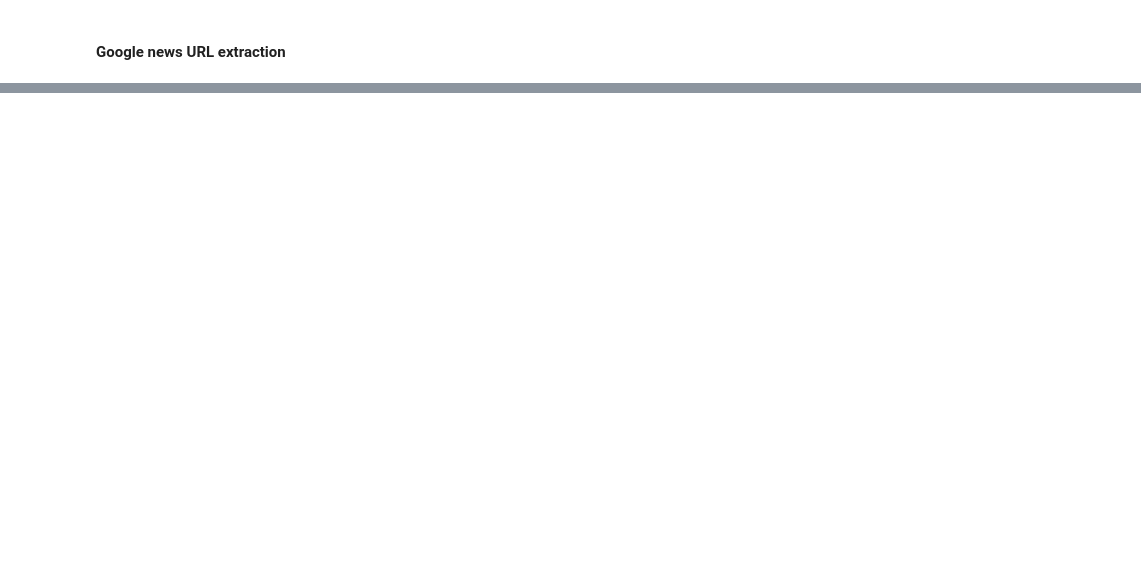
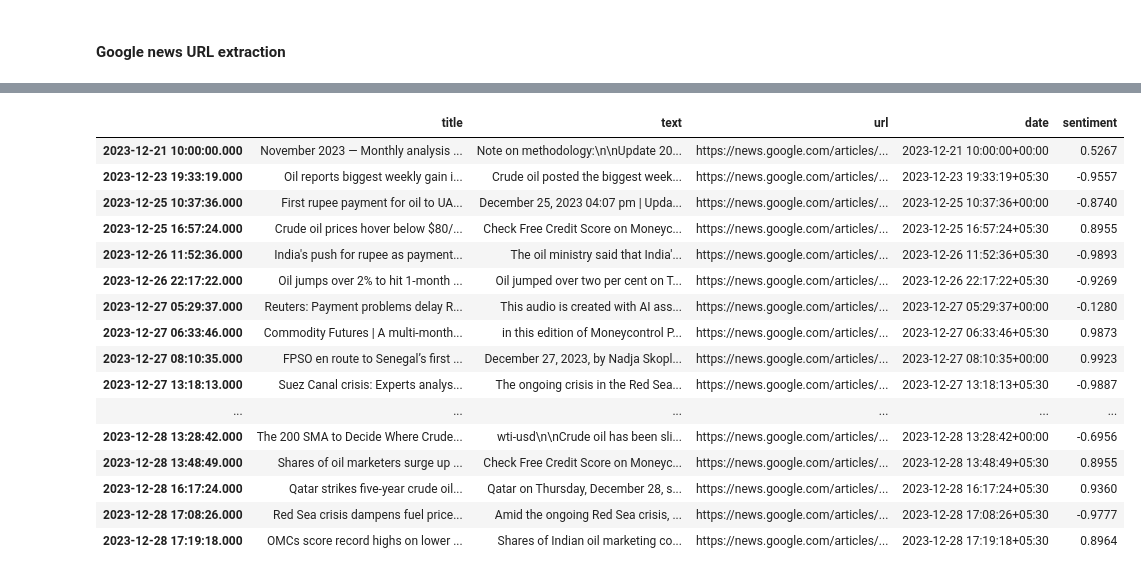
Before and after one commit to jonedamas/master_thesis, a Jupyter notebook: Pipeline/Data Mining/testing.ipynb, the cells around one changed output, grey strips where cells are left out. Saved outputs shown, nothing was run; the diff lists cells and outputs as text; code cells hidden in the pictures; blank space fills up the shorter version.

```diff
--- a/Pipeline/Data Mining/testing.ipynb
+++ b/Pipeline/Data Mining/testing.ipynb
@@ -42,0 +44,42 @@ df.to_json('data.json', indent=1)
+# %%
+import nltk
+from nltk.sentiment.vader import SentimentIntensityAnalyzer
+# Create SentimentIntensityAnalyzer object
+
+df = df.dropna()
+# Remove tz from date column
+
+df.index = [i.replace(tzinfo=None) for i in df['date']]
+
+# remove index 4
+df = df.drop(df.index[5])
+
+# sort by date
+df = df.sort_index()
+
+sid = SentimentIntensityAnalyzer()
+
+# Create list of sentiment scores
+sentiment_scores = [sid.polarity_scores(article)['compound'] for article in df['text']]
+df['sentiment'] = sentiment_scores
+
+# Display df
+display(df)
+# %% [output]
+|  | title | text | url | date | sentiment |
+| 2023-12-21 10:00:00.000 | November 2023 — Monthly analysis ... | Note on methodology:\n\nUpdate 20... | https://news.google.com/articles/... | 2023-12-21 10:00:00+00:00 | 0.5267 |
+| 2023-12-23 19:33:19.000 | Oil reports biggest weekly gain i... | Crude oil posted the biggest week... | https://news.google.com/articles/... | 2023-12-23 19:33:19+05:30 | -0.9557 |
+| 2023-12-25 10:37:36.000 | First rupee payment for oil to UA... | December 25, 2023 04:07 pm | Upda... | https://news.google.com/articles/... | 2023-12-25 10:37:36+00:00 | -0.8740 |
+| 2023-12-25 16:57:24.000 | Crude oil prices hover below $80/... | Check Free Credit Score on Moneyc... | https://news.google.com/articles/... | 2023-12-25 16:57:24+05:30 | 0.8955 |
+| 2023-12-26 11:52:36.000 | India's push for rupee as payment... | The oil ministry said that India'... | https://news.google.com/articles/... | 2023-12-26 11:52:36+05:30 | -0.9893 |
+| 2023-12-26 22:17:22.000 | Oil jumps over 2% to hit 1-month ... | Oil jumped over two per cent on T... | https://news.google.com/articles/... | 2023-12-26 22:17:22+05:30 | -0.9269 |
+| 2023-12-27 05:29:37.000 | Reuters: Payment problems delay R... | This audio is created with AI ass... | https://news.google.com/articles/... | 2023-12-27 05:29:37+00:00 | -0.1280 |
+| 2023-12-27 06:33:46.000 | Commodity Futures | A multi-month... | in this edition of Moneycontrol P... | https://news.google.com/articles/... | 2023-12-27 06:33:46+05:30 | 0.9873 |
+| 2023-12-27 08:10:35.000 | FPSO en route to Senegal’s first ... | December 27, 2023, by Nadja Skopl... | https://news.google.com/articles/... | 2023-12-27 08:10:35+00:00 | 0.9923 |
+| 2023-12-27 13:18:13.000 | Suez Canal crisis: Experts analys... | The ongoing crisis in the Red Sea... | https://news.google.com/articles/... | 2023-12-27 13:18:13+05:30 | -0.9887 |
+| ... | ... | ... | ... | ... | ... |
+| 2023-12-28 13:28:42.000 | The 200 SMA to Decide Where Crude... | wti-usd\n\nCrude oil has been sli... | https://news.google.com/articles/... | 2023-12-28 13:28:42+00:00 | -0.6956 |
+| 2023-12-28 13:48:49.000 | Shares of oil marketers surge up ... | Check Free Credit Score on Moneyc... | https://news.google.com/articles/... | 2023-12-28 13:48:49+05:30 | 0.8955 |
+| 2023-12-28 16:17:24.000 | Qatar strikes five-year crude oil... | Qatar on Thursday, December 28, s... | https://news.google.com/articles/... | 2023-12-28 16:17:24+05:30 | 0.9360 |
+| 2023-12-28 17:08:26.000 | Red Sea crisis dampens fuel price... | Amid the ongoing Red Sea crisis, ... | https://news.google.com/articles/... | 2023-12-28 17:08:26+05:30 | -0.9777 |
+| 2023-12-28 17:19:18.000 | OMCs score record highs on lower ... | Shares of Indian oil marketing co... | https://news.google.com/articles/... | 2023-12-28 17:19:18+05:30 | 0.8964 |
```
Also changed, not shown: parts of 3 cells of this notebook, 6 other files.
